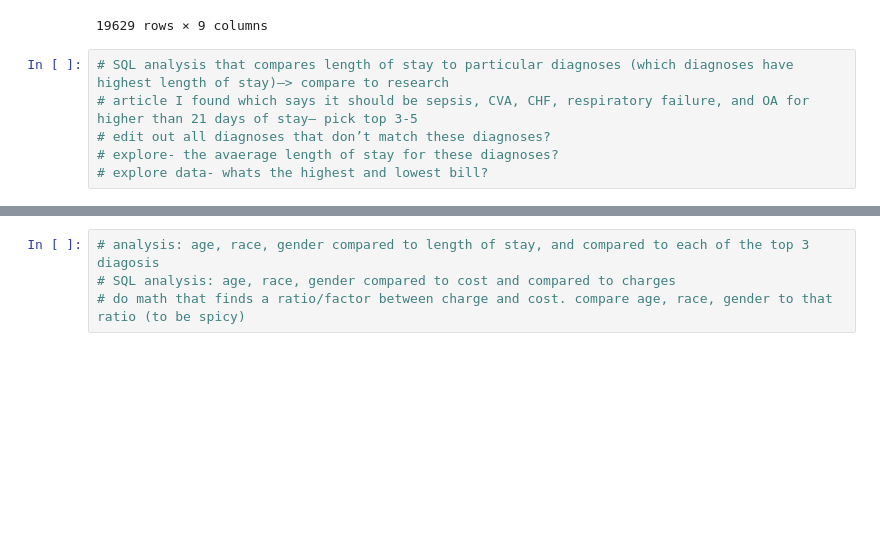
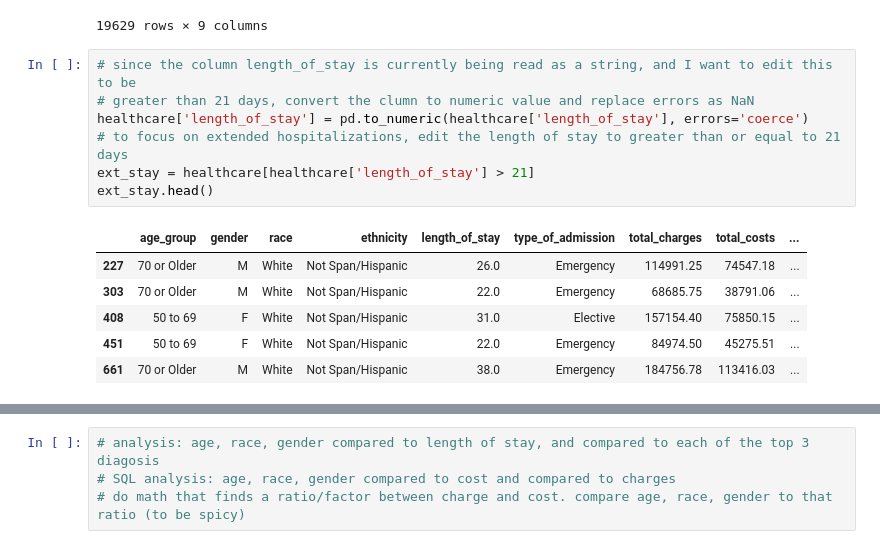
Before and after one commit to ChloeSecreti/Healthcare-Costs, a Jupyter notebook: health analysis.ipynb, the cells around one changed output, grey strips where cells are left out. Saved outputs shown, nothing was run; the diff lists cells and outputs as text; blank space fills up the shorter version.

Commit message:
edited for extended stays

```diff
--- a/health analysis.ipynb
+++ b/health analysis.ipynb
@@ -108,9 +108,17 @@ healthcare.drop_duplicates()
 | 19998 | 70 or Older | M | Other Race | Spanish/Hispanic | 1 | Emergency | 16474.38 | 11228.76 | ... |
 | 19999 | 50 to 69 | F | Black/African American | Not Span/Hispanic | 2 | Urgent | 13671.18 | 7862.08 | ... |
 19629 rows × 9 columns
-# %%
-# SQL analysis that compares length of stay to particular diagnoses (which diagnoses have highest length of stay)—> compare to research
-# article I found which says it should be sepsis, CVA, CHF, respiratory failure, and OA for higher than 21 days of stay— pick top 3-5
-# edit out all diagnoses that don’t match these diagnoses?
-# explore- the avaerage length of stay for these diagnoses?
-# explore data- whats the highest and lowest bill?
+# %%
+# since the column length_of_stay is currently being read as a string, and I want to edit this to be
+# greater than 21 days, convert the clumn to numeric value and replace errors as NaN
+healthcare['length_of_stay'] = pd.to_numeric(healthcare['length_of_stay'], errors='coerce')
+# to focus on extended hospitalizations, edit the length of stay to greater than or equal to 21 days
+ext_stay = healthcare[healthcare['length_of_stay'] > 21]
+ext_stay.head()
+# %% [output]
+|  | age_group | gender | race | ethnicity | length_of_stay | type_of_admission | total_charges | total_costs | ... |
+| 227 | 70 or Older | M | White | Not Span/Hispanic | 26.0 | Emergency | 114991.25 | 74547.18 | ... |
+| 303 | 70 or Older | M | White | Not Span/Hispanic | 22.0 | Emergency | 68685.75 | 38791.06 | ... |
+| 408 | 50 to 69 | F | White | Not Span/Hispanic | 31.0 | Elective | 157154.40 | 75850.15 | ... |
+| 451 | 50 to 69 | F | White | Not Span/Hispanic | 22.0 | Emergency | 84974.50 | 45275.51 | ... |
+| 661 | 70 or Older | M | White | Not Span/Hispanic | 38.0 | Emergency | 184756.78 | 113416.03 | ... |
```
Also changed, not shown: parts of 4 cells of this notebook.
